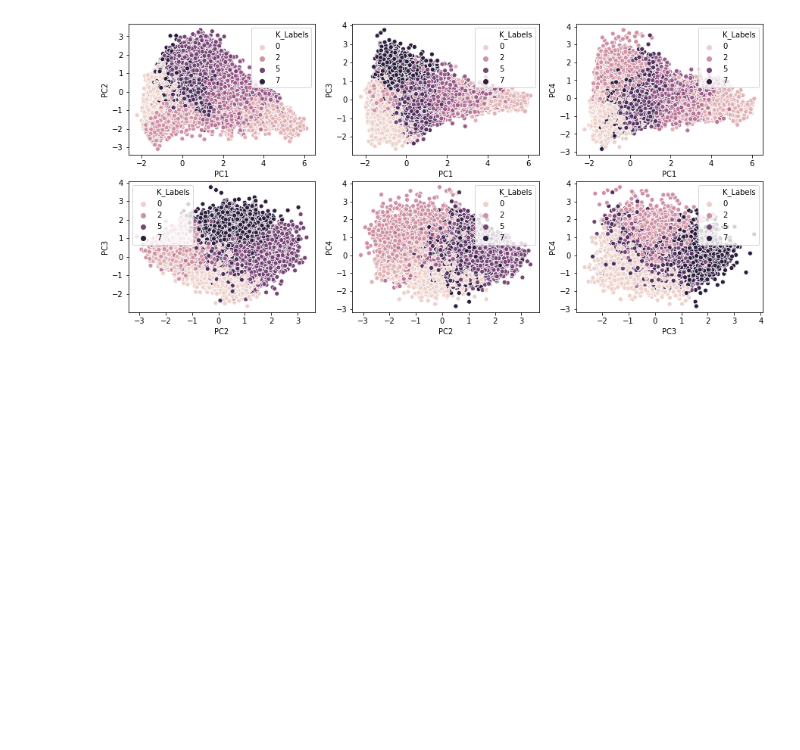
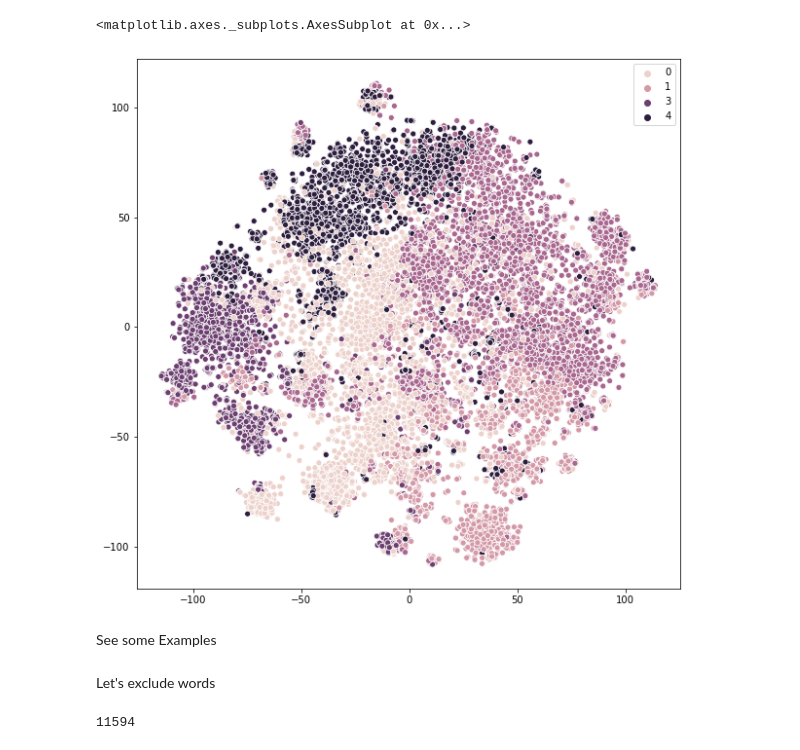
Before and after one commit to toadies/smu-ds-opinion-mining-co-reviews, a Jupyter notebook: notebooks/Section 2 - Job Titles.ipynb, the cells around one changed output. Cells and saved outputs as stored; diff of their text form; code cells hidden in the pictures; blank space fills up the shorter version.

```diff
--- a/notebooks/Section 2 - Job Titles.ipynb
+++ b/notebooks/Section 2 - Job Titles.ipynb
@@ -172,0 +79,4 @@ What the heck are we looking at?  Let's try to cluster it
+# %%
+embeddings = embed(filter_titles)
+
+print(embeddings.shape)
@@ -172,0 +85,5 @@ What the heck are we looking at?  Let's try to cluster it
+# %%
+from sklearn.manifold import TSNE
+
+tsne_model = TSNE(perplexity=40, n_components=2, init="pca", n_iter=2500, random_state=76244)
+tsne_values = tsne_model.fit_transform(embeddings)
@@ -194,19 +130,20 @@ plt.show()
 # %%
-import matplotlib.pyplot as plt
-import seaborn as sns
-
-k=8
+k=5
 kmeans_model = KMeans(n_clusters=k, random_state=76244)
 labels = kmeans_model.fit_predict(X)
-# %%
-df_pca_top_ten["K_Labels"] = labels
-
-fig, ax =plt.subplots(2,3,figsize=(15,7))
-pc1_pc2 = sns.scatterplot(x="PC1", y="PC2", hue="K_Labels", data=df_pca_top_ten, ax=ax[0,0])
-pc1_pc3 = sns.scatterplot(x="PC1", y="PC3", hue="K_Labels", data=df_pca_top_ten, ax=ax[0,1])
-pc1_pc4 = sns.scatterplot(x="PC1", y="PC4", hue="K_Labels", data=df_pca_top_ten, ax=ax[0,2])
-pc2_pc3 = sns.scatterplot(x="PC2", y="PC3", hue="K_Labels", data=df_pca_top_ten, ax=ax[1,0])
-pc2_pc4 = sns.scatterplot(x="PC2", y="PC4", hue="K_Labels", data=df_pca_top_ten, ax=ax[1,1])
-pc3_pc4 = sns.scatterplot(x="PC3", y="PC4", hue="K_Labels", data=df_pca_top_ten, ax=ax[1,2])
-# %% [output]
-[figure, removed]
+# %%
+import matplotlib.pyplot as plt
+import seaborn as sns
+%matplotlib inline
+
+plt.figure(figsize=(10,10))
+sns.scatterplot(
+    x = tsne_values[:,0],
+    y = tsne_values[:,1],
+    hue = labels
+)
+# %% [output]
+<matplotlib.axes._subplots.AxesSubplot at 0x...>
+[figure, added]
+# %% [markdown]
+See some Examples
@@ -212,0 +156,2 @@ pc3_pc4 = sns.scatterplot(x="PC3", y="PC4", hue="K_Labels", data=df_pca_top_ten,
+# %% [markdown]
+Let's exclude words
@@ -212,0 +182,4 @@ pc3_pc4 = sns.scatterplot(x="PC3", y="PC4", hue="K_Labels", data=df_pca_top_ten,
+# %%
+len(filter_titles_2)
+# %% [output]
+11594
```
Also changed, not shown: parts of 28 cells of this notebook, 2 other files.
